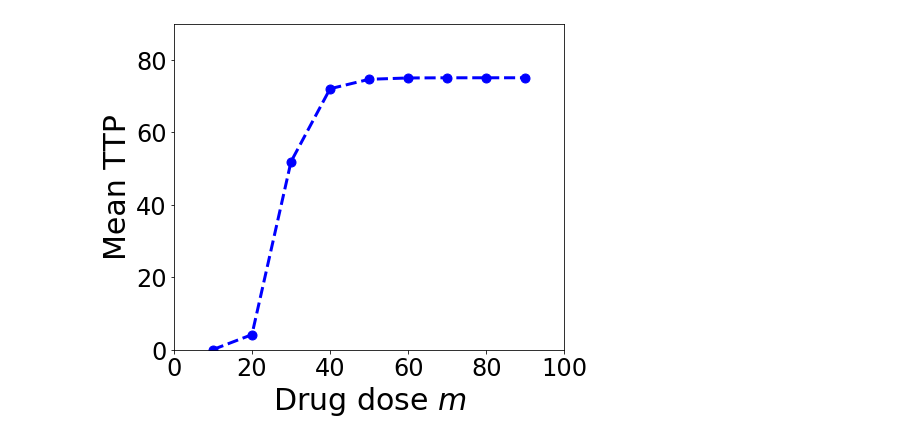
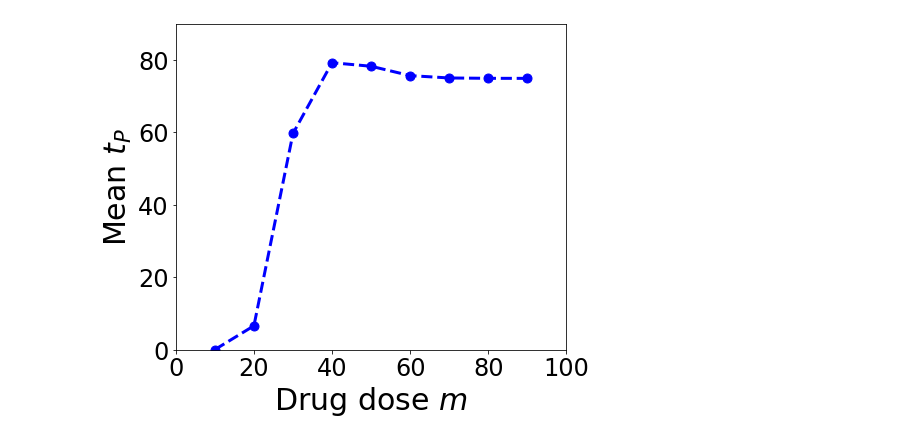
Before and after one commit to eeangelini/cancer-model-plots, a Jupyter notebook: Kaplan_Meier_ODEmodel.ipynb, the cells around one changed output. Saved outputs shown, nothing was run; the diff lists cells and outputs as text; code cells hidden in the pictures.

```diff
--- a/Kaplan_Meier_ODEmodel.ipynb
+++ b/Kaplan_Meier_ODEmodel.ipynb
@@ -25,6 +25,6 @@ tspan = np.linspace(0,tmax,len_tspan) # time span for KM curves
 param_dict = {'A': [50, 0.2], 'B': [10, 0.2], 'C': [50, 0.02], 'D': [10, 0.02]}
 
 # set string for case (A,B,C,D), get corresponding values of PSR & ESR (for saving figures/data)
-mycase = 'D'
+mycase = 'C'
 PSR, ESR = param_dict[mycase]
 # %% [markdown]
@@ -193,22 +193,22 @@ plt.savefig('../manuscript/figures/individual/KM_slice_Case'+mycase+'.png',dpi=3
 # %%
 fig = plt.figure(figsize=(7,6))
 plt.plot(mvec,np.mean(TTParray,axis=(1,2)),'b--o',markersize=9,linewidth=3)
 #plt.title('cohort size $N = $'+str(N))
-plt.ylabel(r"Mean TTP")
+plt.ylabel(r"Mean $t_P$")
 plt.xlabel(r"Drug dose $m$")
 #plt.title('Case A')
 plt.xlim([0,100])
 plt.ylim([0,90])
 
 ax = plt.gca()
 ax.errorbar(mvec, np.mean(TTParray,axis=(1,2)),
             yerr=np.std(TTParray,axis=(1,2))/np.sqrt(N*n_vpc),
             fmt='none',
             capsize=4,ecolor = 'blue')
 plt.savefig('../manuscript/figures/individual/TTP_mean_Case'+mycase+'.svg')
 plt.savefig('../manuscript/figures/individual/TTP_mean_Case'+mycase+'.png',dpi=300)
 # %% [output]
-[figure, old version]
+[figure, new version]
 # %%
 # plot mean TTP and survival fraction on same plot with different scales
 fig, ax1 = plt.subplots(figsize=(7,6))
```
Also changed, not shown: parts of 6 cells of this notebook.
